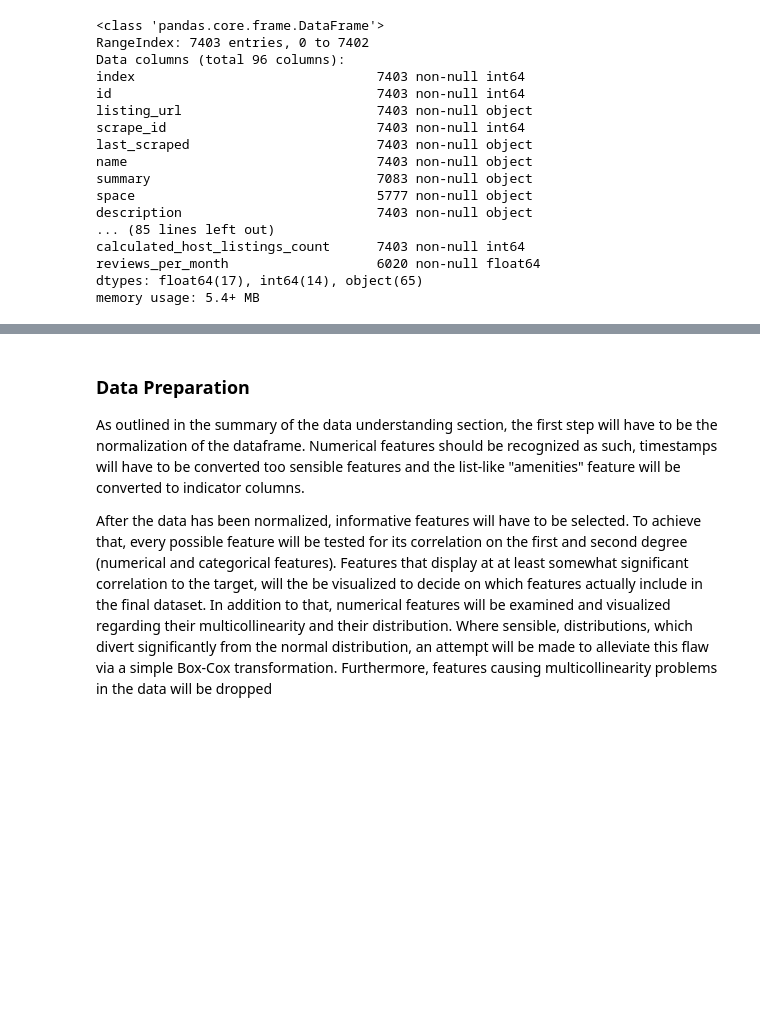
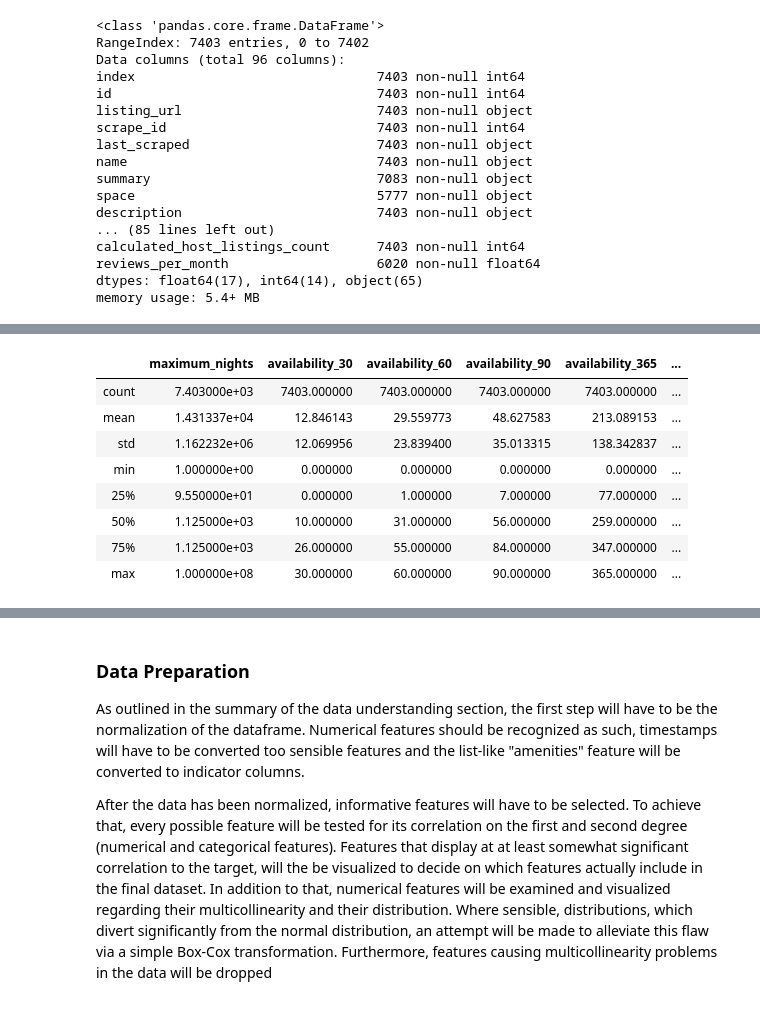
Before and after one commit to MarcoCaglia/blogpost_udacity, a Jupyter notebook: price_determinants_preprocessing.ipynb, the cells around one changed output, grey strips where cells are left out. Saved outputs shown, nothing was run; the diff lists cells and outputs as text; code cells hidden in the pictures; blank space fills up the shorter version.

```diff
--- a/price_determinants_preprocessing.ipynb
+++ b/price_determinants_preprocessing.ipynb
@@ -77,0 +94,13 @@ memory usage: 5.4+ MB
+# %%
+# Show descriptives (15-30)
+full_df_all_features_raw.loc[:,num_cols[15:30]].describe()
+# %% [output]
+|  | maximum_nights | availability_30 | availability_60 | availability_90 | availability_365 | ... |
+| count | 7.403000e+03 | 7403.000000 | 7403.000000 | 7403.000000 | 7403.000000 | ... |
+| mean | 1.431337e+04 | 12.846143 | 29.559773 | 48.627583 | 213.089153 | ... |
+| std | 1.162232e+06 | 12.069956 | 23.839400 | 35.013315 | 138.342837 | ... |
+| min | 1.000000e+00 | 0.000000 | 0.000000 | 0.000000 | 0.000000 | ... |
+| 25% | 9.550000e+01 | 0.000000 | 1.000000 | 7.000000 | 77.000000 | ... |
+| 50% | 1.125000e+03 | 10.000000 | 31.000000 | 56.000000 | 259.000000 | ... |
+| 75% | 1.125000e+03 | 26.000000 | 55.000000 | 84.000000 | 347.000000 | ... |
+| max | 1.000000e+08 | 30.000000 | 60.000000 | 90.000000 | 365.000000 | ... |
```
Also changed, not shown: parts of 7 cells of this notebook, 1 other file.
